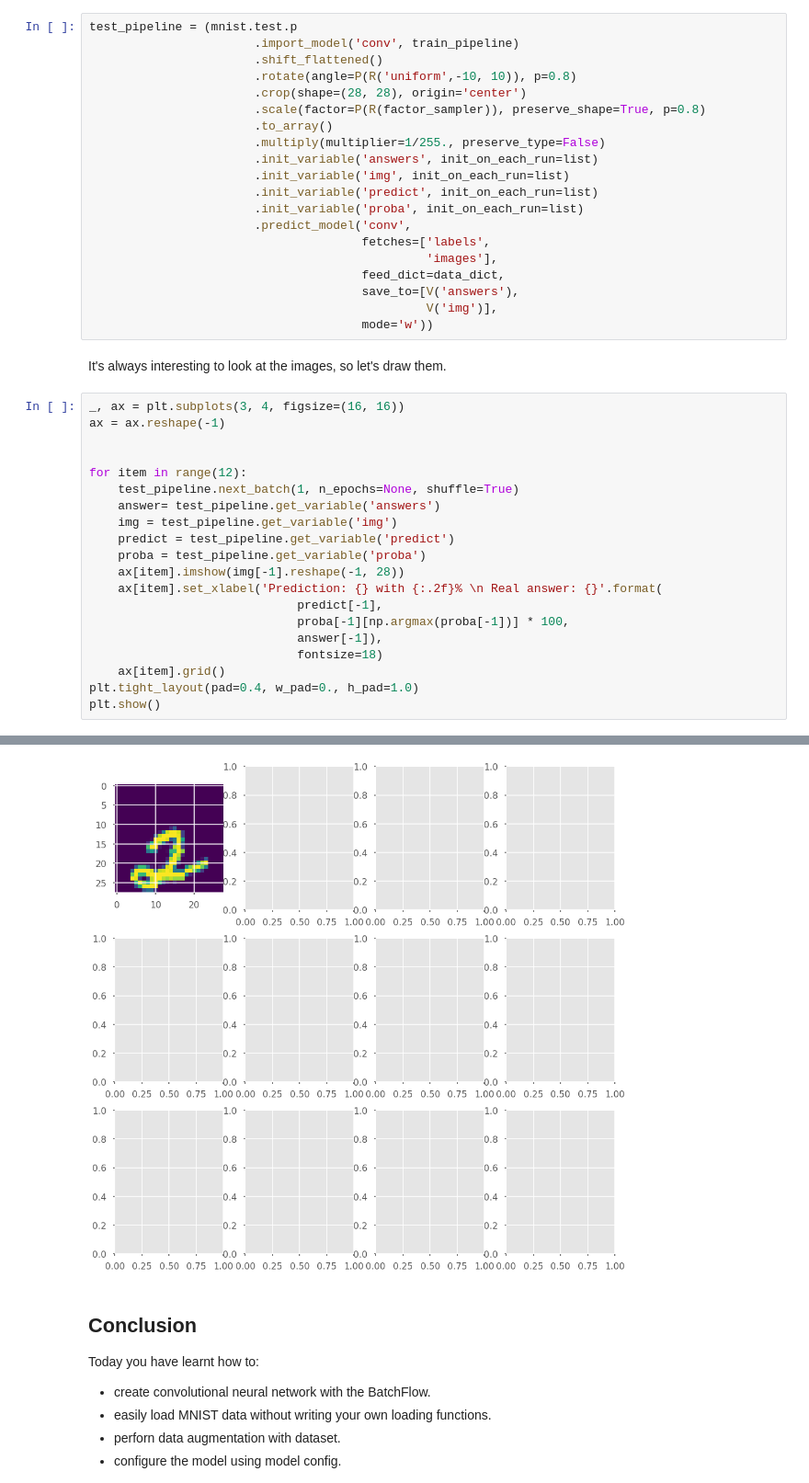
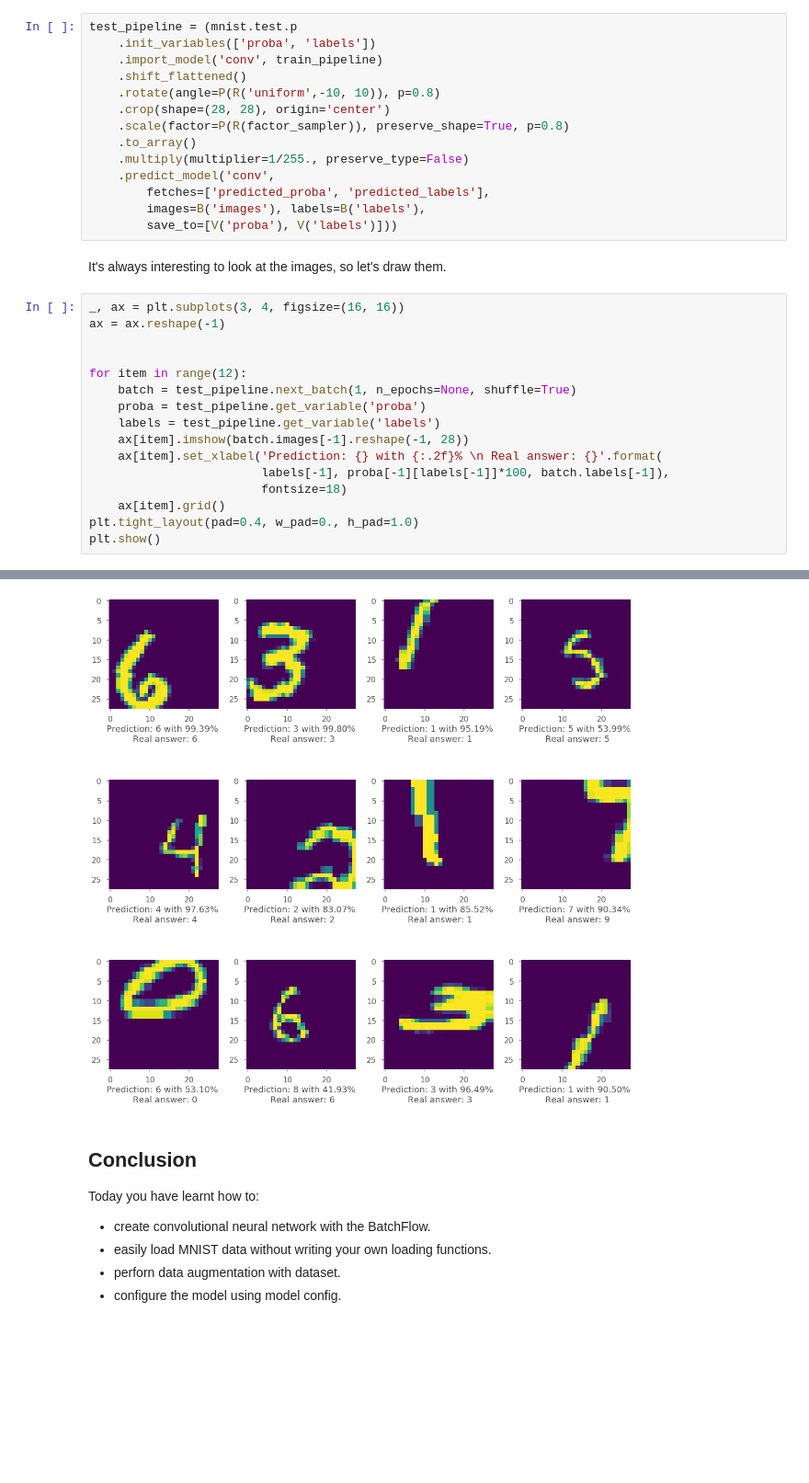
Before and after one commit to analysiscenter/batchflow, a Jupyter notebook: examples/tutorials/05_creating_CNN.ipynb, the cells around one changed output, grey strips where cells are left out. Shown at 92% size. Cells and saved outputs as stored; diff of their text form; blank space fills up the shorter version.

```diff
--- a/examples/tutorials/05_creating_CNN.ipynb
+++ b/examples/tutorials/05_creating_CNN.ipynb
@@ -197,24 +174,18 @@ for curr_iter in tqn(range(1, MAX_ITER + 1)):
 Let's take a look at the predictions now.
 # %%
 test_pipeline = (mnist.test.p
-                       .import_model('conv', train_pipeline)
-                       .shift_flattened()
-                       .rotate(angle=P(R('uniform',-10, 10)), p=0.8)
-                       .crop(shape=(28, 28), origin='center')
-                       .scale(factor=P(R(factor_sampler)), preserve_shape=True, p=0.8)
-                       .to_array()
-                       .multiply(multiplier=1/255., preserve_type=False)
-                       .init_variable('answers', init_on_each_run=list)
-                       .init_variable('img', init_on_each_run=list)
-                       .init_variable('predict', init_on_each_run=list)
-                       .init_variable('proba', init_on_each_run=list)
-                       .predict_model('conv',
-                                      fetches=['labels',
-                                               'images'],
-                                      feed_dict=data_dict,
-                                      save_to=[V('answers'),
-                                               V('img')],
-                                      mode='w'))
+    .init_variables(['proba', 'labels'])
+    .import_model('conv', train_pipeline)
+    .shift_flattened()
+    .rotate(angle=P(R('uniform',-10, 10)), p=0.8)
+    .crop(shape=(28, 28), origin='center')
+    .scale(factor=P(R(factor_sampler)), preserve_shape=True, p=0.8)
+    .to_array()
+    .multiply(multiplier=1/255., preserve_type=False)
+    .predict_model('conv',
+        fetches=['predicted_proba', 'predicted_labels'],
+        images=B('images'), labels=B('labels'),
+        save_to=[V('proba'), V('labels')]))
 # %% [markdown]
 It's always interesting to look at the images, so let's draw them.
 # %%
@@ -223,17 +194,13 @@ ax = ax.reshape(-1)
 
 
 for item in range(12):
-    test_pipeline.next_batch(1, n_epochs=None, shuffle=True)
-    answer= test_pipeline.get_variable('answers')
-    img = test_pipeline.get_variable('img')
-    predict = test_pipeline.get_variable('predict')
+    batch = test_pipeline.next_batch(1, n_epochs=None, shuffle=True)
     proba = test_pipeline.get_variable('proba')
-    ax[item].imshow(img[-1].reshape(-1, 28))
+    labels = test_pipeline.get_variable('labels')
+    ax[item].imshow(batch.images[-1].reshape(-1, 28))
     ax[item].set_xlabel('Prediction: {} with {:.2f}% \n Real answer: {}'.format(
-                             predict[-1],
-                             proba[-1][np.argmax(proba[-1])] * 100,
-                             answer[-1]),
-                             fontsize=18)
+                        labels[-1], proba[-1][labels[-1]]*100, batch.labels[-1]),
+                        fontsize=18)
     ax[item].grid()
 plt.tight_layout(pad=0.4, w_pad=0., h_pad=1.0)
 plt.show()
@@ -242,4 +208,4 @@ IndexError: list index out of range
-[figure, old version]
+[figure, new version]
 # %% [markdown]
 ## Conclusion
 
```
Also changed, not shown: parts of 9 cells of this notebook, 2 other files.
